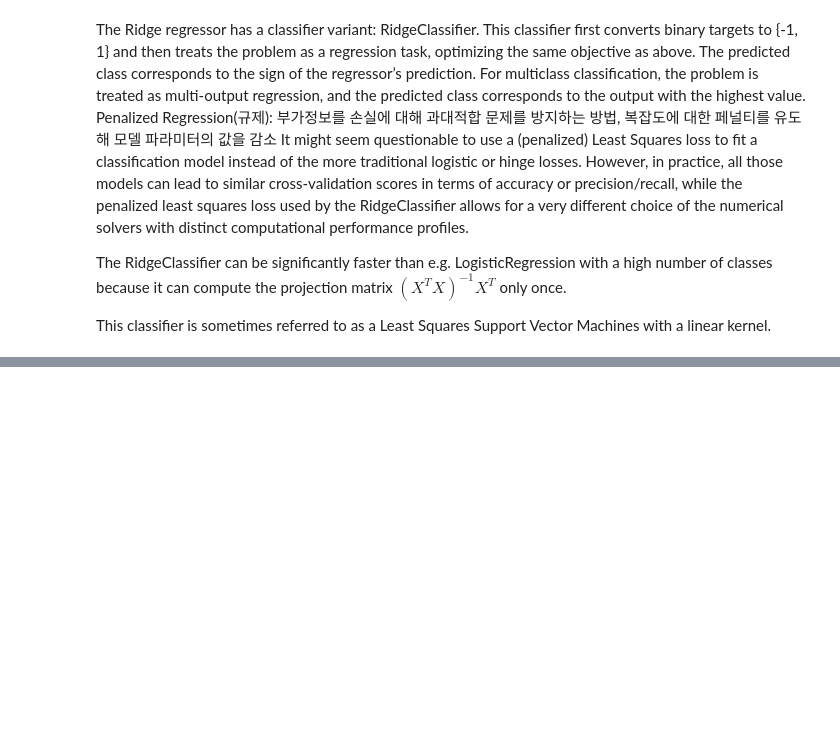
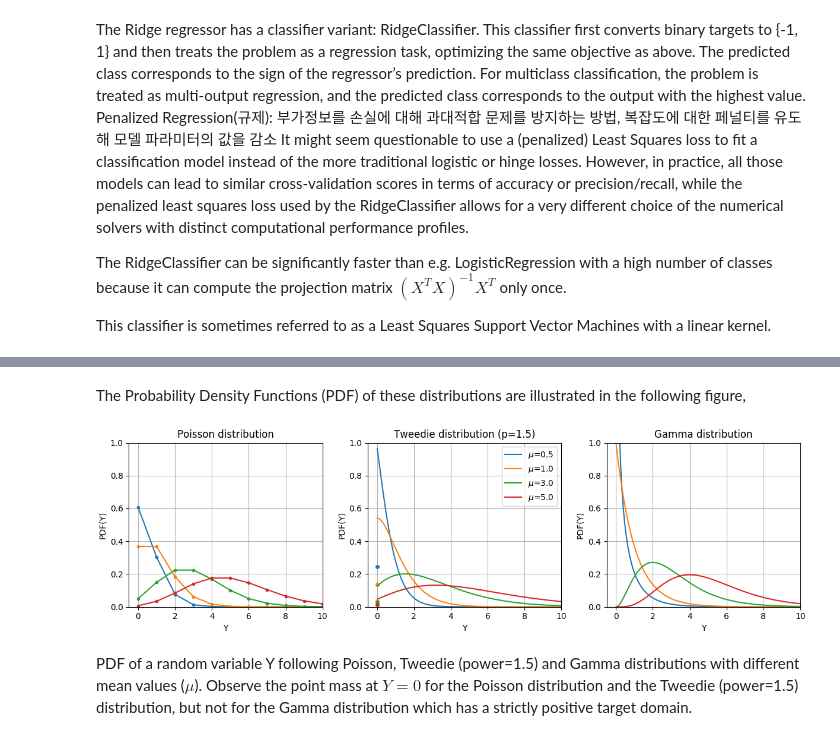
Before and after one commit to jstrend/jstrend, a Jupyter notebook: 1.Supervised learning_1.1. linear Models.ipynb, the cells around one changed output, grey strips where cells are left out. Cells and saved outputs as stored; diff of their text form; code cells hidden in the pictures; blank space fills up the shorter version.

```diff
--- a/1.Supervised learning_1.1. linear Models.ipynb
+++ b/1.Supervised learning_1.1. linear Models.ipynb
@@ -346,0 +902,8 @@ This classifier is sometimes referred to as a Least Squares Support Vector Machi
+# %% [markdown]
+The Probability Density Functions (PDF) of these distributions are illustrated in the following figure,
+# %%
+Image("poisson_gamma_tweedie_distributions.png")
+# %% [output]
+[figure, added]
+# %% [markdown]
+PDF of a random variable Y following Poisson, Tweedie (power=1.5) and Gamma distributions with different mean values ($\mu$). Observe the point mass at $Y=0 $ for the Poisson distribution and the Tweedie (power=1.5) distribution, but not for the Gamma distribution which has a strictly positive target domain.
```
Also changed, not shown: parts of 125 cells of this notebook, 5 other files.
